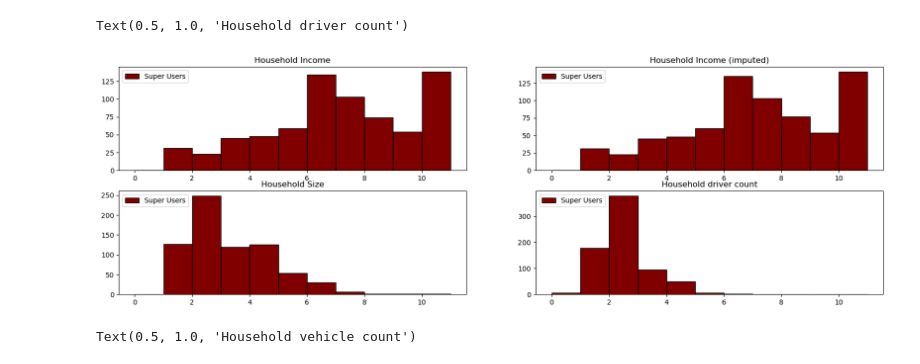
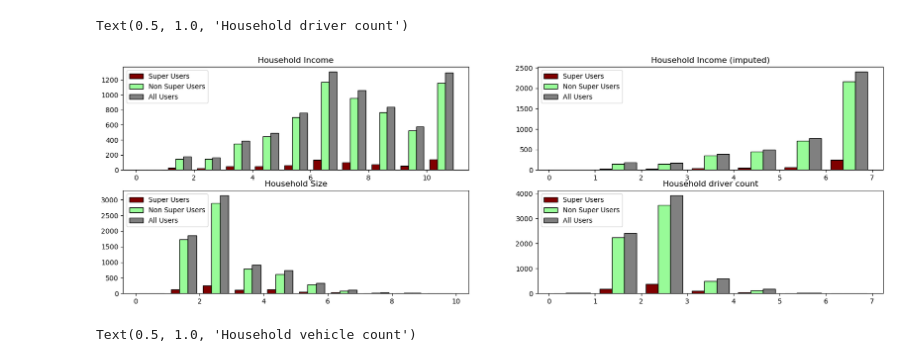
Before and after one commit to Jianwei-Gao/adsc_x_gm_team6, a Jupyter notebook: preprocessing.ipynb, the cells around one changed output. Cells and saved outputs as stored; diff of their text form; code cells hidden in the pictures.

```diff
--- a/preprocessing.ipynb
+++ b/preprocessing.ipynb
@@ -79,0 +83,26 @@ df
+# %%
+df = pd.get_dummies(df, prefix=['HOMEOWN'], columns=['HOMEOWN'])
+df = pd.get_dummies(df, prefix=['CENSUS_R'], columns=['CENSUS_R'])
+df = pd.get_dummies(df, prefix=['URBAN'], columns=['URBAN'])
+df = pd.get_dummies(df, prefix=['HH_RACE'], columns=['HH_RACE'])
+df = pd.get_dummies(df, prefix=['CENSUS_D'], columns=['CENSUS_D'])
+df = pd.get_dummies(df, prefix=['HOMETYPE'], columns=['HOMETYPE'])
+df.rename({'HOMEOWN_1' : 'OwnWLoan', 'HOMEOWN_2' : 'Own',
+             'HOMEOWN_3' : 'Rent', 'HOMEOWN_4' : 'OccupiedWORent',
+             'CENSUS_R_1': 'Region_Northeast', 'CENSUS_R_2': 'Region_Midwest',
+             'CENSUS_R_1': 'Region_South', 'CENSUS_R_1': 'Region_West',
+             'URBAN_1': 'Urban area', 'URBAN_2': 'Urban cluster',
+             'URBAN_3': 'Surburban', 'URBAN_4': 'Rural',
+             'HH_RACE_1' : 'White', 'HH_RACE_2' : 'Black',
+             'HH_RACE_3' : 'Asian', 'HH_RACE_4' : 'Native',
+             'HH_RACE_5' : 'Pacific', 'HH_RACE_6' : 'Multiple Race',
+             'HH_RACE_97' : 'Other',
+             'CENSUS_D_1' : "NewEngland", "CENSUS_D_2" : "MidAtlantic",
+             'CENSUS_D_3' : "ENCentral", "CENSUS_D_4" : "WNCentral",
+             'CENSUS_D_5' : "SAtlantic", "CENSUS_D_6" : "ESCentral",
+             'CENSUS_D_7' : "WSCentral", "CENSUS_D_8" : "Mountain",
+             'CENSUS_D_9' : "Pacific",
+             'HOMETYPE_1' : 'OneFamDetached', 'HOMETYPE_2' : 'OneFamAttached',
+             'HOMETYPE_3' : 'Apartment', 'HOMETYPE_4' : 'MobileHome',
+             'HOMETYPE_5' : 'VehicleHome',
+    }, axis=1)
@@ -164,30 +198,30 @@ HHFAMINC 0.2025578922670105 3.107889211032248e-67
 # %%
 color = ['maroon', 'palegreen', 'gray']
 label = ['Super Users', 'Non Super Users', 'All Users']
 
 fig, ((ax0, ax1), (ax2, ax3)) = plt.subplots(nrows = 2, ncols = 2, figsize=(20,6))
-#ax0.hist([df_super['HHFAMINC'], df_nonsuper['HHFAMINC'], df['HHFAMINC']], bins= np.arange(0,12), color=color, edgecolor = 'black', label=label)
-ax0.hist(df_super['HHFAMINC'], bins= np.arange(0,12), color=color[0], edgecolor = 'black', label=label[0])
+ax0.hist([df_super['HHFAMINC'], df_nonsuper['HHFAMINC'], df['HHFAMINC']], bins= np.arange(0,12), color=color, edgecolor = 'black', label=label)
+#ax0.hist(df_super['HHFAMINC'], bins= np.arange(0,12), color=color[0], edgecolor = 'black', label=label[0])
 ax0.legend(loc=2)
 ax0.set_title('Household Income')
 
-#ax1.hist([df_super['HHFAMINC_IMP'], df_nonsuper['HHFAMINC_IMP'], df['HHFAMINC_IMP']], bins= np.arange(0,8), color=color, edgecolor = 'black', label=label)
-ax1.hist(df_super['HHFAMINC_IMP'], bins= np.arange(0,12), color=color[0], edgecolor = 'black', label=label[0])
+ax1.hist([df_super['HHFAMINC_IMP'], df_nonsuper['HHFAMINC_IMP'], df['HHFAMINC_IMP']], bins= np.arange(0,8), color=color, edgecolor = 'black', label=label)
+#ax1.hist(df_super['HHFAMINC_IMP'], bins= np.arange(0,12), color=color[0], edgecolor = 'black', label=label[0])
 ax1.legend(loc=2)
 ax1.set_title('Household Income (imputed)')
 
-#ax2.hist([df_super['HHSIZE'], df_nonsuper['HHSIZE'], df['HHSIZE']], bins= np.arange(0,11), color=color, edgecolor = 'black', label=label)
-ax2.hist(df_super['HHSIZE'], bins= np.arange(0,12), color=color[0], edgecolor = 'black', label=label[0])
+ax2.hist([df_super['HHSIZE'], df_nonsuper['HHSIZE'], df['HHSIZE']], bins= np.arange(0,11), color=color, edgecolor = 'black', label=label)
+#ax2.hist(df_super['HHSIZE'], bins= np.arange(0,12), color=color[0], edgecolor = 'black', label=label[0])
 ax2.legend(loc=2)
 ax2.set_title('Household Size')
 
-#ax3.hist([df_super['DRVRCNT'], df_nonsuper['DRVRCNT'], df['DRVRCNT']], bins= np.arange(0,8), color=color, edgecolor = 'black', label=label)
-ax3.hist(df_super['DRVRCNT'], bins= np.arange(0,12), color=color[0], edgecolor = 'black', label=label[0])
+ax3.hist([df_super['DRVRCNT'], df_nonsuper['DRVRCNT'], df['DRVRCNT']], bins= np.arange(0,8), color=color, edgecolor = 'black', label=label)
+#ax3.hist(df_super['DRVRCNT'], bins= np.arange(0,12), color=color[0], edgecolor = 'black', label=label[0])
 ax3.legend(loc=2)
 ax3.set_title('Household driver count')
 # %% [output]
 Text(0.5, 1.0, 'Household driver count')
-[figure, old version]
+[figure, new version]
 # %%
 fig, (ax0, ax1, ax2) = plt.subplots(nrows = 3, ncols = 1, figsize=(30,6))
 ax0.hist([df_super['CNTTDHH'], df_nonsuper['CNTTDHH'], df['CNTTDHH']], bins= np.arange(0,46), color=color, edgecolor = 'black', label=label)
```
Also changed, not shown: parts of 13 cells of this notebook, 3 other files.
